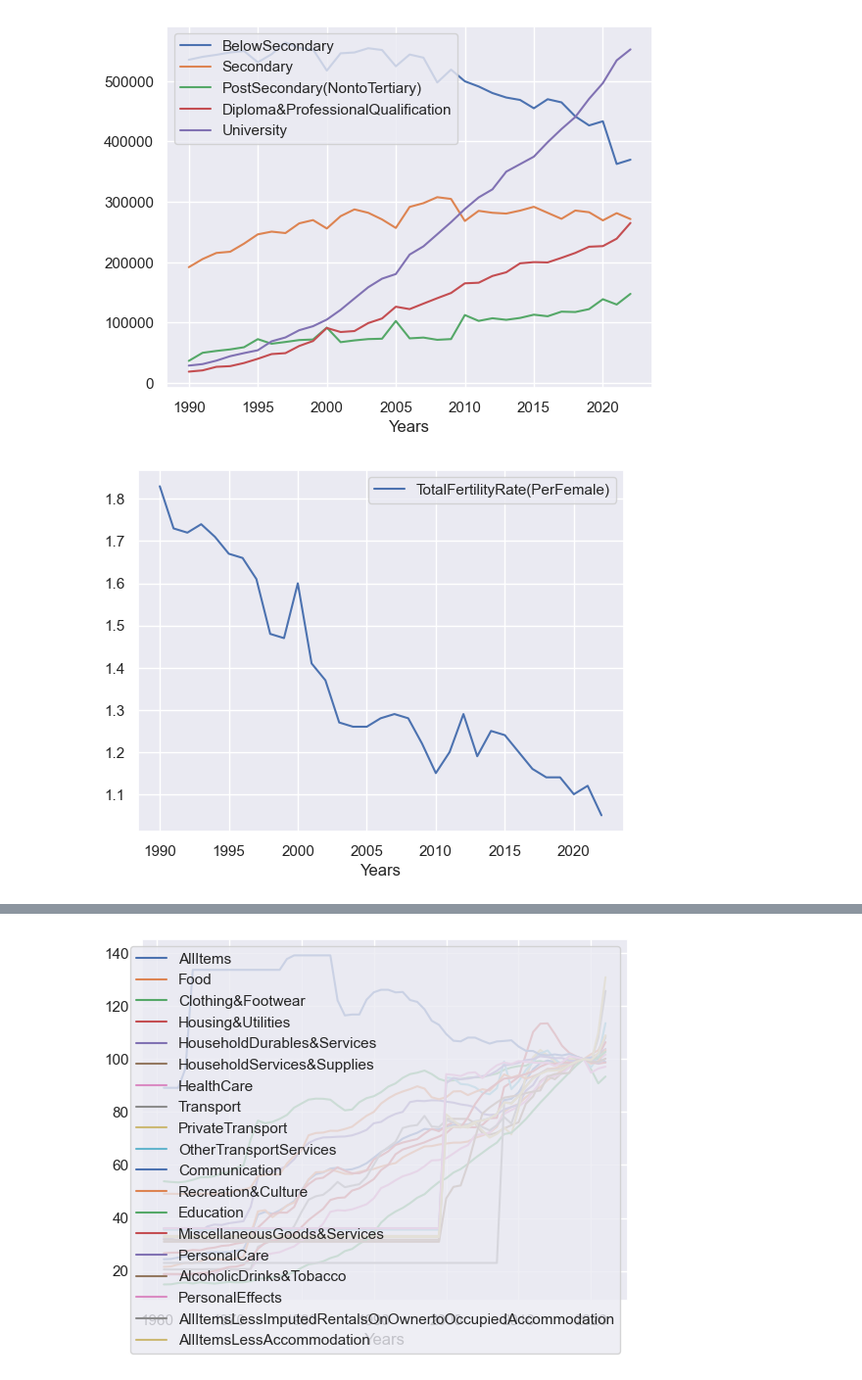
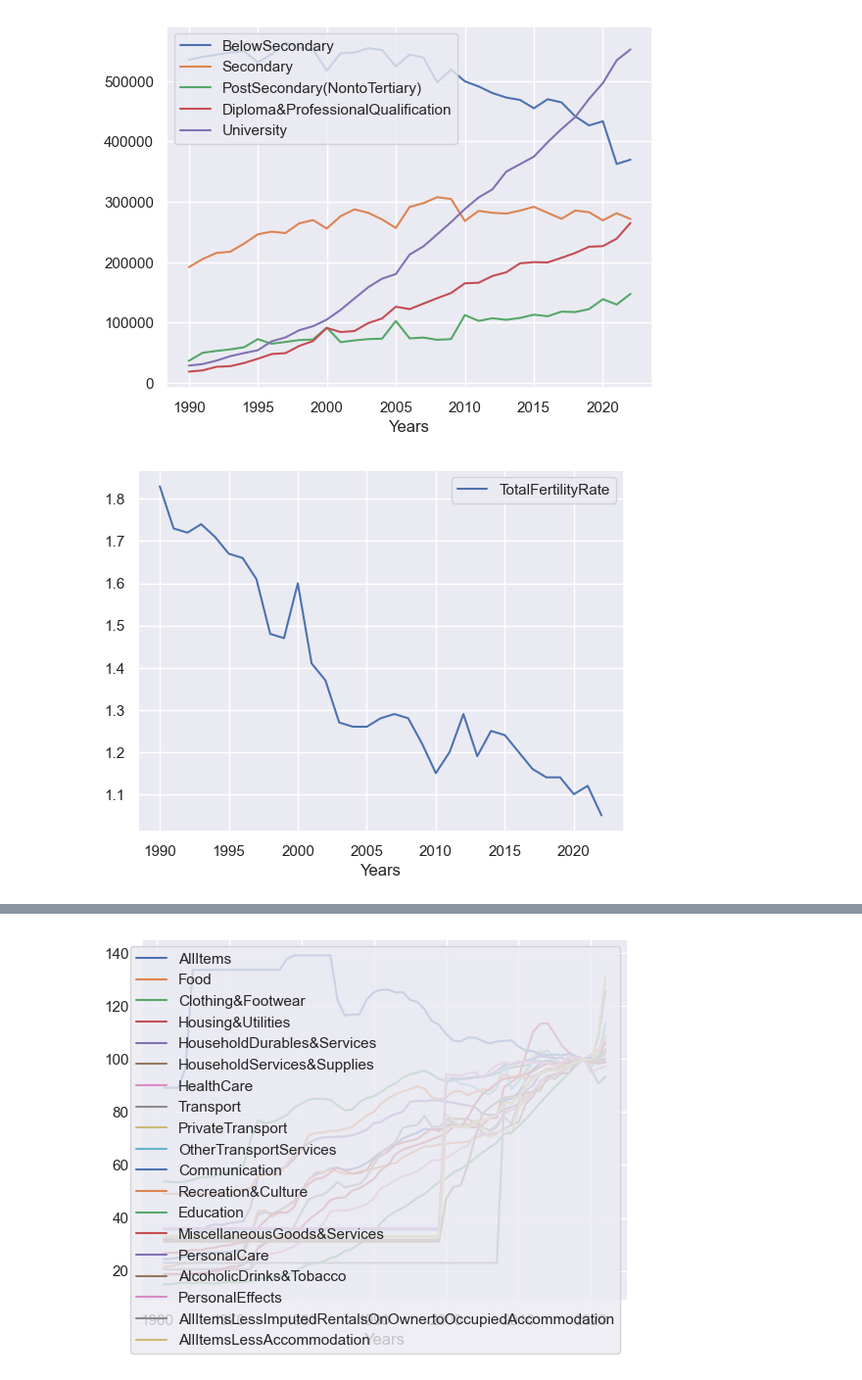
Before and after one commit to whoismanoj/Team1-SC1015_FertilityRate, a Jupyter notebook: SC1015 Part 2 Exploratory Data Analysis.ipynb, the cells around one changed output, grey strips where cells are left out. Shown: that part at 98% size. Drawn from its saved outputs; the diff is of its cells as text; code cells hidden in the pictures.

```diff
--- a/SC1015 Part 2 Exploratory Data Analysis.ipynb
+++ b/SC1015 Part 2 Exploratory Data Analysis.ipynb
@@ -64,10 +64,10 @@ plt.show()
 # %%
 
 # plot the data as a line plot
-edu_data.plot(y=['TotalFertilityRate(PerFemale)'])
+edu_data.plot(y=['TotalFertilityRate'])
 
 # display the plot
 plt.show()
 # %% [output]
-[figure, old version]
+[figure, new version]
 # %%
```
Also changed, not shown: parts of 12 cells of this notebook.
